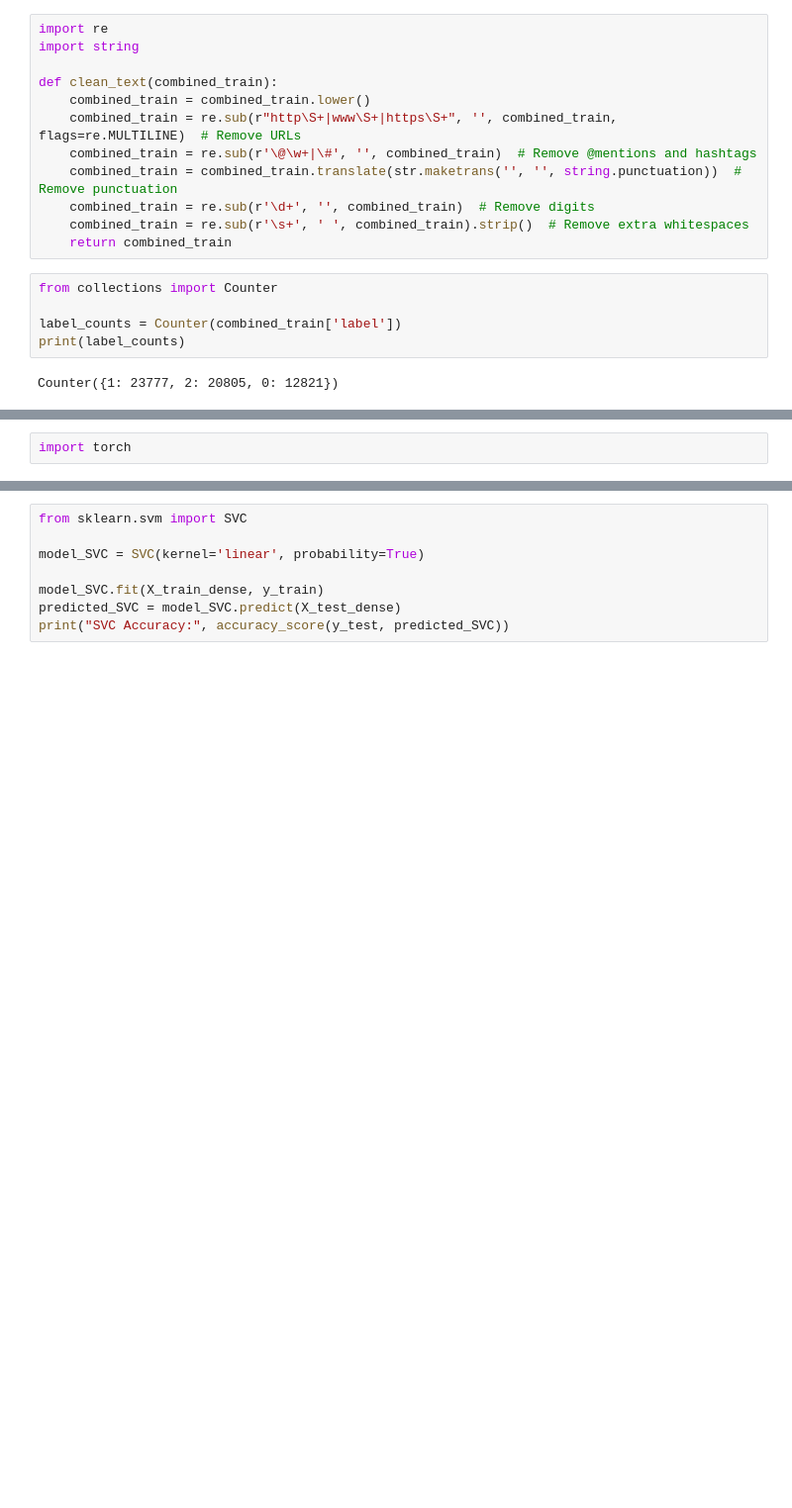
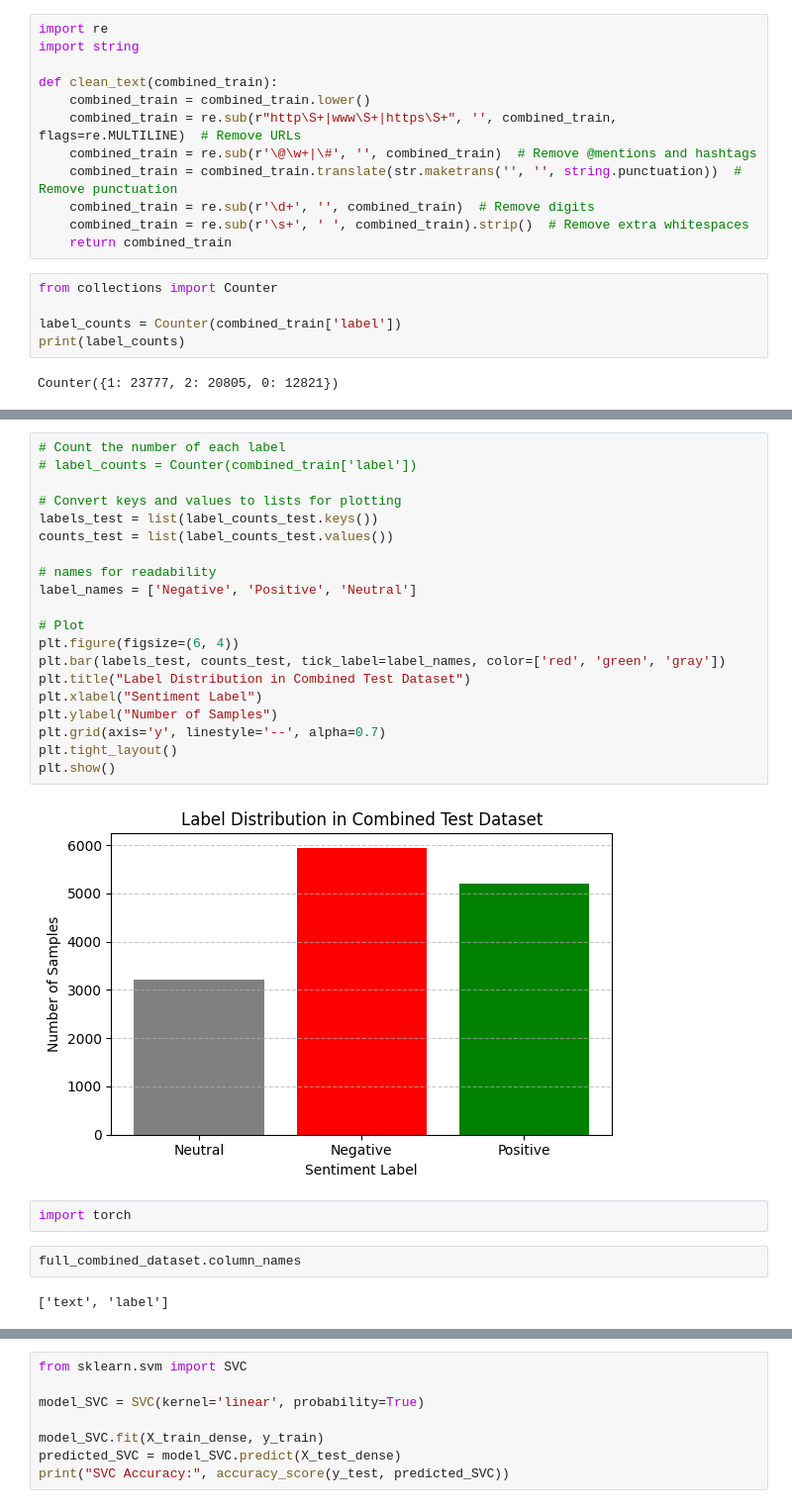
Before and after one commit to ShadaabHasan/student-review-system, a Jupyter notebook: Model/model.ipynb, the cells around one changed output, grey strips where cells are left out. Shown: that part at 99% size. Saved outputs shown, nothing was run; the diff lists cells and outputs as text; blank space fills up the shorter version.

```diff
--- a/Model/model.ipynb
+++ b/Model/model.ipynb
@@ -217,5 +224,31 @@ plt.show()
+# %%
+# Count the number of each label
+# label_counts = Counter(combined_train['label'])
+
+# Convert keys and values to lists for plotting
+labels_test = list(label_counts_test.keys())
+counts_test = list(label_counts_test.values())
+
+# names for readability
+label_names = ['Negative', 'Positive', 'Neutral']
+
+# Plot
+plt.figure(figsize=(6, 4))
+plt.bar(labels_test, counts_test, tick_label=label_names, color=['red', 'green', 'gray'])
+plt.title("Label Distribution in Combined Test Dataset")
+plt.xlabel("Sentiment Label")
+plt.ylabel("Number of Samples")
+plt.grid(axis='y', linestyle='--', alpha=0.7)
+plt.tight_layout()
+plt.show()
+# %% [output]
+[figure, added]
 # %%
 import torch
+# %%
+full_combined_dataset.column_names
+# %% [output]
+['text', 'label']
 # %%
 from transformers import AutoTokenizer, AutoModelForSequenceClassification, Trainer, TrainingArguments
 from transformers import DataCollatorWithPadding
```
Also changed, not shown: parts of 14 cells of this notebook.
